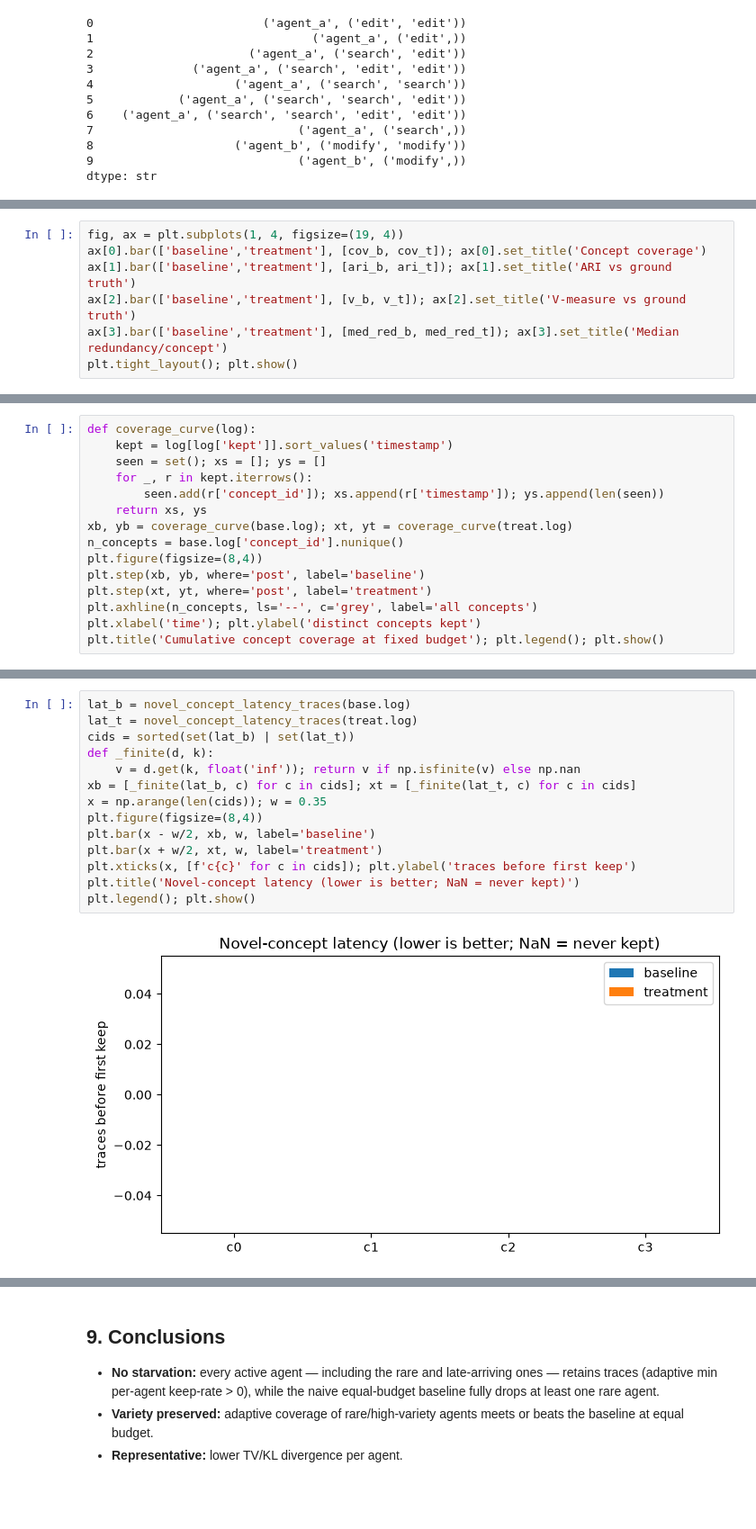
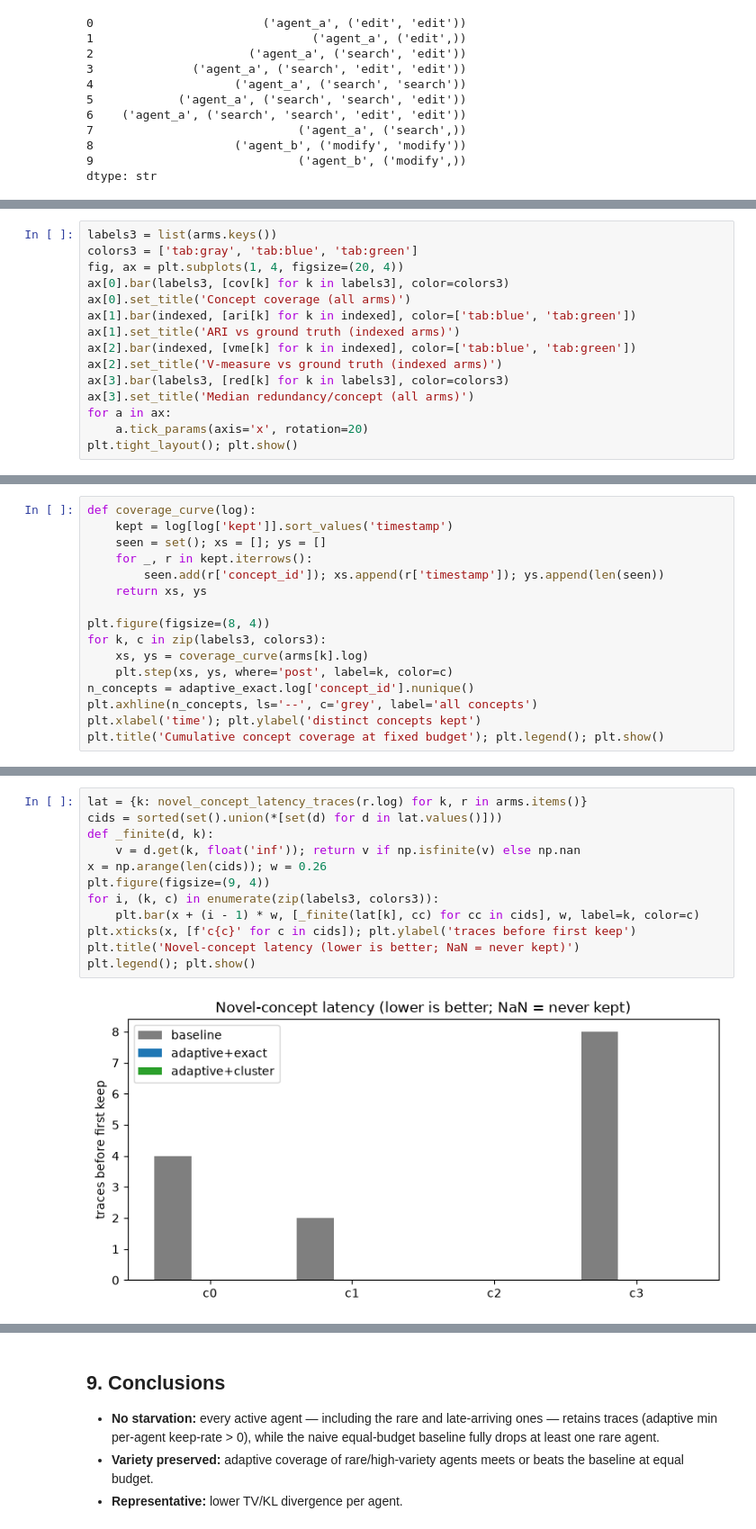
Before and after one commit to aadharshkannan/singlenotebooks, a Jupyter notebook: adaptive_trace_sampling.ipynb, the cells around one changed output, grey strips where cells are left out. Shown at 90% size. Drawn from its saved outputs; the diff is of its cells as text; blank space fills up the shorter version.

```diff
--- a/adaptive_trace_sampling.ipynb
+++ b/adaptive_trace_sampling.ipynb
@@ -266,8 +295,16 @@ print(dict(cov_b=cov_b, cov_t=cov_t, ari_b=ari_b, ari_t=ari_t,
 # %%
-fig, ax = plt.subplots(1, 4, figsize=(19, 4))
-ax[0].bar(['baseline','treatment'], [cov_b, cov_t]); ax[0].set_title('Concept coverage')
-ax[1].bar(['baseline','treatment'], [ari_b, ari_t]); ax[1].set_title('ARI vs ground truth')
-ax[2].bar(['baseline','treatment'], [v_b, v_t]); ax[2].set_title('V-measure vs ground truth')
-ax[3].bar(['baseline','treatment'], [med_red_b, med_red_t]); ax[3].set_title('Median redundancy/concept')
+labels3 = list(arms.keys())
+colors3 = ['tab:gray', 'tab:blue', 'tab:green']
+fig, ax = plt.subplots(1, 4, figsize=(20, 4))
+ax[0].bar(labels3, [cov[k] for k in labels3], color=colors3)
+ax[0].set_title('Concept coverage (all arms)')
+ax[1].bar(indexed, [ari[k] for k in indexed], color=['tab:blue', 'tab:green'])
+ax[1].set_title('ARI vs ground truth (indexed arms)')
+ax[2].bar(indexed, [vme[k] for k in indexed], color=['tab:blue', 'tab:green'])
+ax[2].set_title('V-measure vs ground truth (indexed arms)')
+ax[3].bar(labels3, [red[k] for k in labels3], color=colors3)
+ax[3].set_title('Median redundancy/concept (all arms)')
+for a in ax:
+    a.tick_params(axis='x', rotation=20)
 plt.tight_layout(); plt.show()
 # %% [output]
@@ -279,11 +316,12 @@ def coverage_curve(log):
     for _, r in kept.iterrows():
         seen.add(r['concept_id']); xs.append(r['timestamp']); ys.append(len(seen))
     return xs, ys
-xb, yb = coverage_curve(base.log); xt, yt = coverage_curve(treat.log)
-n_concepts = base.log['concept_id'].nunique()
-plt.figure(figsize=(8,4))
-plt.step(xb, yb, where='post', label='baseline')
-plt.step(xt, yt, where='post', label='treatment')
+
+plt.figure(figsize=(8, 4))
+for k, c in zip(labels3, colors3):
+    xs, ys = coverage_curve(arms[k].log)
+    plt.step(xs, ys, where='post', label=k, color=c)
+n_concepts = adaptive_exact.log['concept_id'].nunique()
 plt.axhline(n_concepts, ls='--', c='grey', label='all concepts')
 plt.xlabel('time'); plt.ylabel('distinct concepts kept')
 plt.title('Cumulative concept coverage at fixed budget'); plt.legend(); plt.show()
@@ -292,17 +330,15 @@ plt.title('Cumulative concept coverage at fixed budget'); plt.legend(); plt.show
 # %%
-lat_b = novel_concept_latency_traces(base.log)
-lat_t = novel_concept_latency_traces(treat.log)
-cids = sorted(set(lat_b) | set(lat_t))
+lat = {k: novel_concept_latency_traces(r.log) for k, r in arms.items()}
+cids = sorted(set().union(*[set(d) for d in lat.values()]))
 def _finite(d, k):
     v = d.get(k, float('inf')); return v if np.isfinite(v) else np.nan
-xb = [_finite(lat_b, c) for c in cids]; xt = [_finite(lat_t, c) for c in cids]
-x = np.arange(len(cids)); w = 0.35
-plt.figure(figsize=(8,4))
-plt.bar(x - w/2, xb, w, label='baseline')
-plt.bar(x + w/2, xt, w, label='treatment')
+x = np.arange(len(cids)); w = 0.26
+plt.figure(figsize=(9, 4))
+for i, (k, c) in enumerate(zip(labels3, colors3)):
+    plt.bar(x + (i - 1) * w, [_finite(lat[k], cc) for cc in cids], w, label=k, color=c)
 plt.xticks(x, [f'c{c}' for c in cids]); plt.ylabel('traces before first keep')
 plt.title('Novel-concept latency (lower is better; NaN = never kept)')
 plt.legend(); plt.show()
 # %% [output]
-[figure, old version]
+[figure, new version]
 # %%
```
Also changed, not shown: parts of 9 cells of this notebook, 3 other files.
